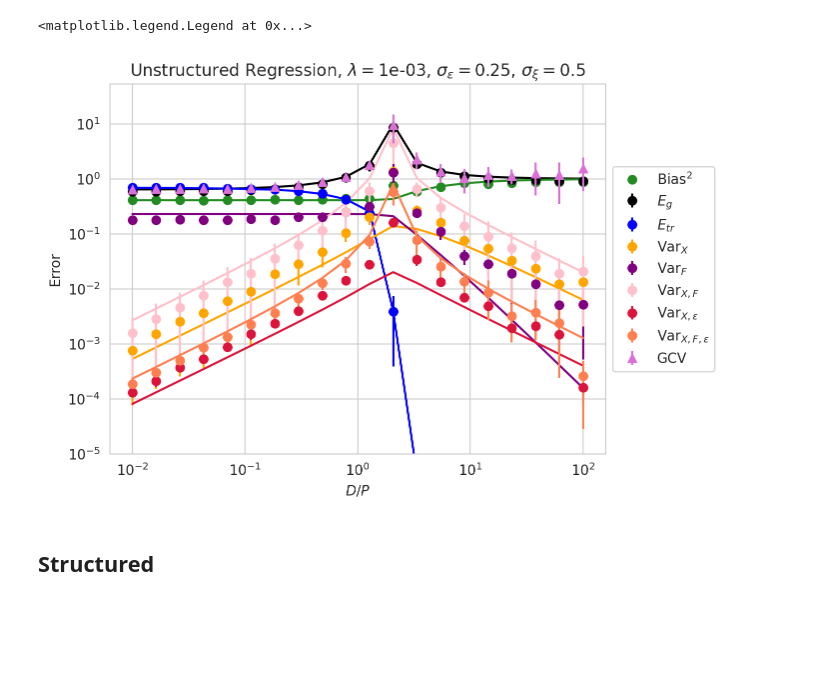
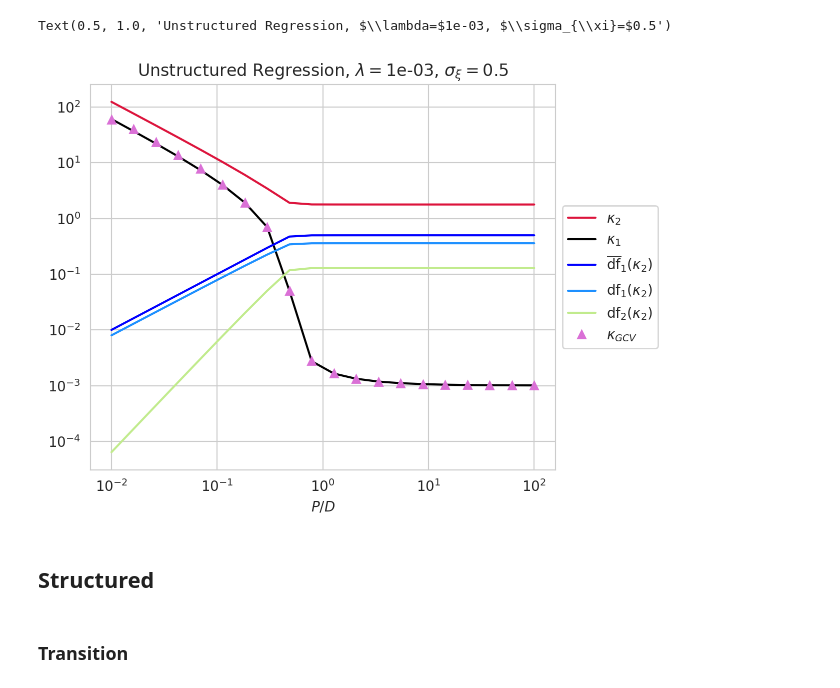
Before and after one commit to Pehlevan-Group/S_transform, a Jupyter notebook: nonlinear_random_features.ipynb, the cells around one changed output. Cells and saved outputs as stored; diff of their text form; code cells hidden in the pictures; blank space fills up the shorter version.

```diff
--- a/nonlinear_random_features.ipynb
+++ b/nonlinear_random_features.ipynb
@@ -342,28 +365,0 @@ plt.savefig('figures/NLRF_unstructured_params.pdf', bbox_inches='tight')
-# %%
-keys = ['Eg', 'Etr', 'Bias', 'VarX', 'VarF', 'VarXF', 'VarXe', 'VarXFe']
-colors = ['k', 'b', 'forestgreen', 'orange', 'purple', 'pink', 'crimson', 'coral']
-labels = ["$E_g$", "$E_{tr}$", "Bias$^2$", "Var$_X$", "Var$_F$", "Var$_{{X, F}}$", "Var$_{{X, \\epsilon}}$", "Var$_{{X, F, \\epsilon}}$"]
-for i in range(len(keys)):
-    key, color, label = keys[i], colors[i], labels[i]
-    if key+'_std' in expt:
-        plt.errorbar(qs, expt[key], np.minimum(expt[key+'_std'], expt[key]*0.9),  c=color, marker='o', linestyle='', label=label)
-    else:
-        plt.plot(qs, expt[key], c=color, marker='o', linestyle='', label=label)
-    plt.plot(qs2, thry[key], c=color)
-
-E_GCV = (expt['kappa_GCV']/lamb)**2 * expt['Etr'] - sigma_epsilon**2
-E_GCV_std = (expt['kappa_GCV']/lamb)**2 * expt['Etr_std']
-E_GCV_std = np.where(E_GCV_std > E_GCV, E_GCV_std/2, E_GCV_std)
-plt.errorbar(qs, E_GCV,  E_GCV_std/1.2, c='orchid', marker='^', linestyle='', label='GCV', zorder=3)
-
-plt.xlabel(r'$D/P$')
-plt.ylabel('Error')
-plt.xscale('log')
-plt.yscale('log')
-plt.ylim(bottom=1e-5, top=None)
-plt.title(f"Unstructured Regression, $\\lambda=${lamb:.0e}, $\\sigma_\\epsilon=${sigma_epsilon}, $\\sigma_\\xi=${sigma_xi}")
-plt.legend(loc='center left', bbox_to_anchor=(1, 0.5))
-# plt.savefig('figures/unstructured_LRF.pdf', bbox_inches='tight')
-# %% [output]
-<matplotlib.legend.Legend at 0x...>
-[figure, removed]
@@ -370,2 +378,36 @@ plt.legend(loc='center left', bbox_to_anchor=(1, 0.5))
+# %%
+sns.set_palette('rainbow', n_colors=7)
+plt.figure(figsize=(6, 5))
+plt.plot(1/qs2, thry['kappa2'], label="$\\kappa_2$", c='crimson')
+# plt.plot(1/qs2, thry0['kappa2'], '--', label="$\\kappa_2$", c='crimson')
+plt.plot(1/qs2, thry['kappa1'], label="$\\kappa_1$", c='k')
+# plt.plot(1/qs2, thry0['kappa1'], '--', label="$\\kappa_1$", c='k')
+# plt.plot(1/qs2, thry['gamma2'], label="$\\gamma_2$", c='coral')
+# plt.plot(1/qs2, thry0['gamma2'], '--', label="$\\gamma_2$", c='coral')
+# plt.plot(1/qs2, thry['gamma1'], label="$\\gamma_1$", c='orange')
+# plt.plot(1/qs2, thry0['gamma1'], '--', label="$\\gamma_1$", c='orange')
+plt.plot(1/qs2, thry['df1k2_bar'],  label="$\\overline{{\\mathrm{{df}}}}_1(\\kappa_2)$", c='blue')
+plt.plot(1/qs2, thry['df1k2'],  label="$\\overline{{\\mathrm{{df}}}}_1(\\kappa_2)$", c='dodgerblue')
+# plt.plot(1/qs2, thry0['df1k2'], '--',  label="df$_1(\\kappa_2)$", c='dodgerblue')
+plt.plot(1/qs2, thry['df2k2'], label="df$_2(\\kappa_2)$", c='C4')
+# plt.plot(1/qs2, thry0['df2k2'], '--', label="df$_2(\\kappa_2)$", c='C4')
+
+plt.plot(1/qs2, expt['kappa_GCV'], '^', label="$\\kappa_{GCV}$", c='orchid')
+
+# plt.plot(1/qs2, sigma_xi**2/(1-qs2*thry['df1k2']), '--', c='red')
+# plt.plot(1/qs2, 1e-5*qs2**(alpha), '--', c='darkorchid')
+# plt.plot(1/qs2, qs2 * sigma_xi**2, '--', c='pink')
+
+plt.legend(loc='center left', bbox_to_anchor=(1, 0.5))
+plt.xscale('log')
+plt.yscale('log')
+plt.xlabel(r'$P/D$')
+plt.title(f"Unstructured Regression, $\\lambda=${lamb:.0e}, $\\sigma_{{\\xi}}=${sigma_xi}")
+# plt.savefig('figures/NLRF_unstructured_params.pdf', bbox_inches='tight')
+# %% [output]
+Text(0.5, 1.0, 'Unstructured Regression, $\\lambda=$1e-03, $\\sigma_{\\xi}=$0.5')
+[figure, added]
 # %% [markdown]
 ## Structured
+# %% [markdown]
+### Transition
```
Also changed, not shown: parts of 24 cells of this notebook, 4 other files.
